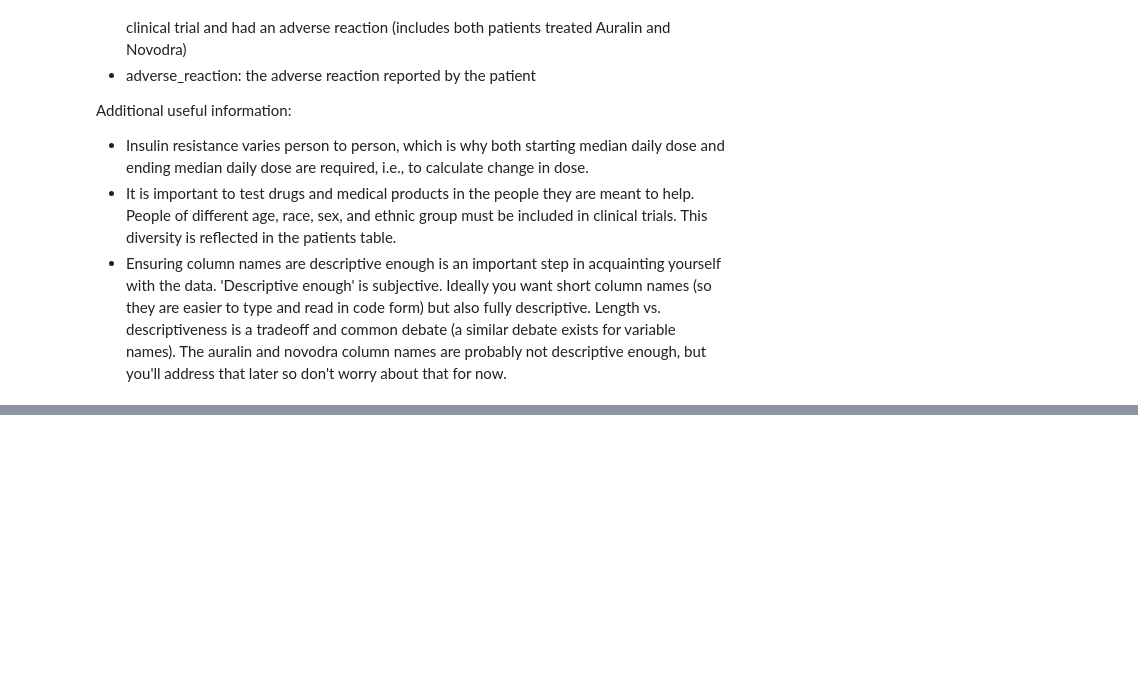
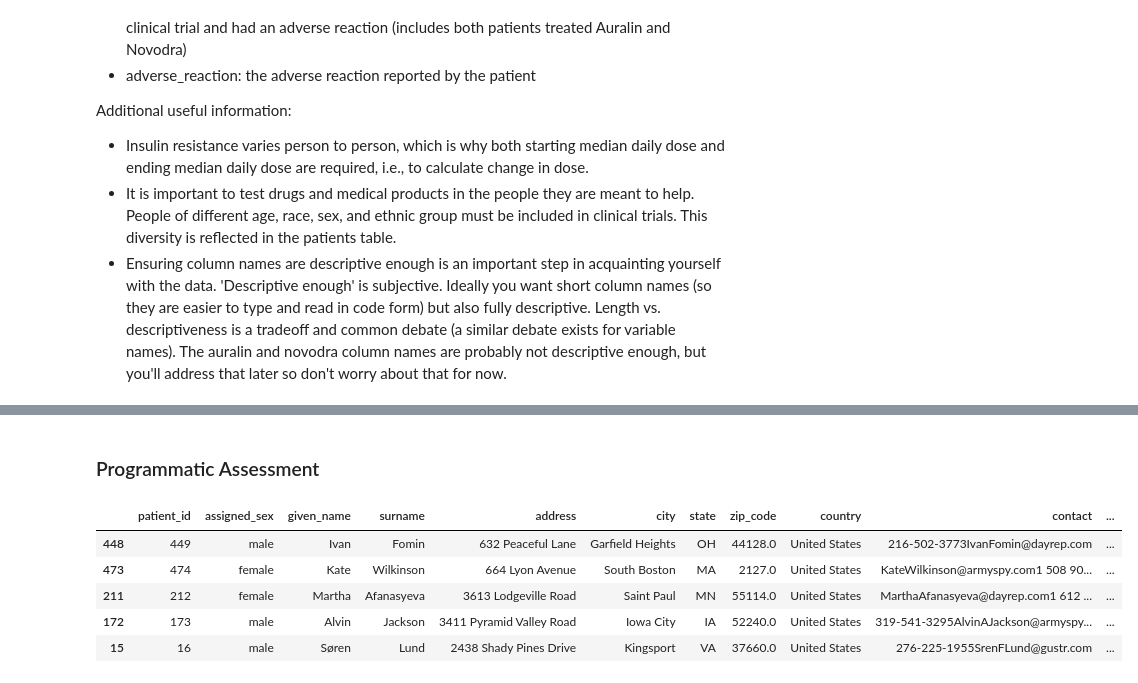
Before and after one commit to freena22/Data-Wrangling, a Jupyter notebook: Data_Assessing.ipynb, the cells around one changed output, grey strips where cells are left out. Drawn from its saved outputs; the diff is of its cells as text; code cells hidden in the pictures; blank space fills up the shorter version.

```diff
--- a/Data_Assessing.ipynb
+++ b/Data_Assessing.ipynb
@@ -95,0 +112,11 @@ Additional useful information:
+# %% [markdown]
+### Programmatic Assessment
+# %%
+patients.sample(5)
+# %% [output]
+|  | patient_id | assigned_sex | given_name | surname | address | city | state | zip_code | country | contact | ... |
+| 448 | 449 | male | Ivan | Fomin | 632 Peaceful Lane | Garfield Heights | OH | 44128.0 | United States | 216-502-3773IvanFomin@dayrep.com | ... |
+| 473 | 474 | female | Kate | Wilkinson | 664 Lyon Avenue | South Boston | MA | 2127.0 | United States | KateWilkinson@armyspy.com1 508 90... | ... |
+| 211 | 212 | female | Martha | Afanasyeva | 3613 Lodgeville Road | Saint Paul | MN | 55114.0 | United States | MarthaAfanasyeva@dayrep.com1 612 ... | ... |
+| 172 | 173 | male | Alvin | Jackson | 3411 Pyramid Valley Road | Iowa City | IA | 52240.0 | United States | 319-541-3295AlvinAJackson@armyspy... | ... |
+| 15 | 16 | male | Søren | Lund | 2438 Shady Pines Drive | Kingsport | VA | 37660.0 | United States | 276-225-1955SrenFLund@gustr.com | ... |
```
Also changed, not shown: parts of 9 cells of this notebook.
